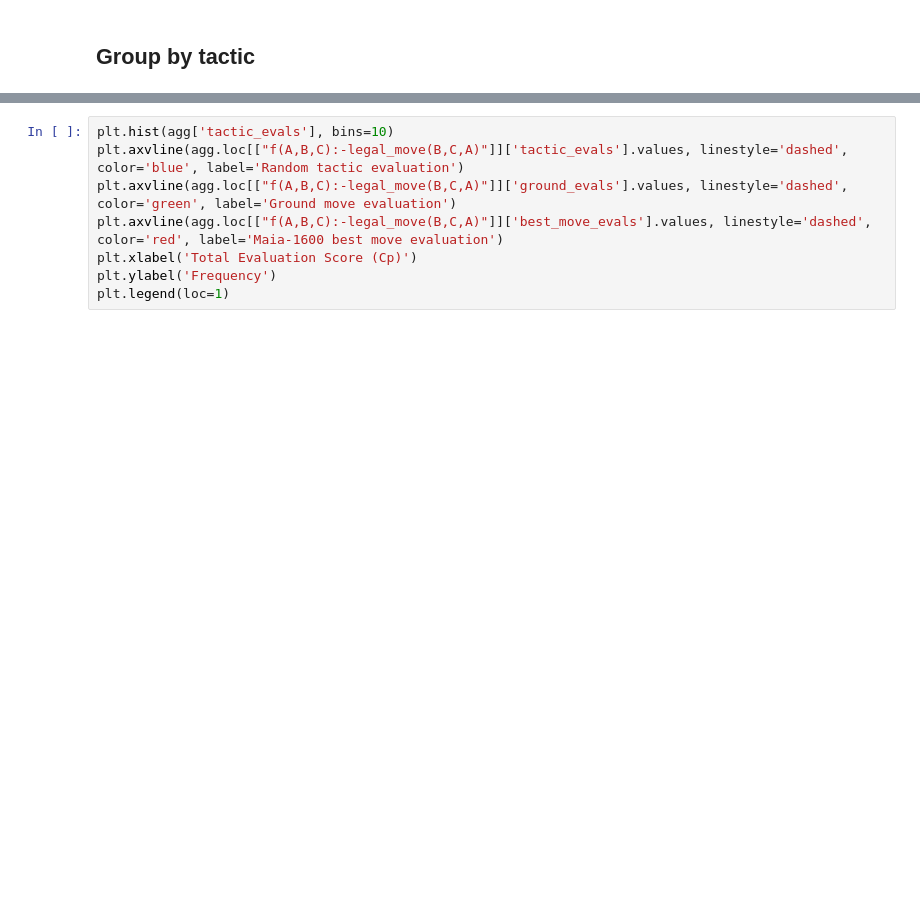
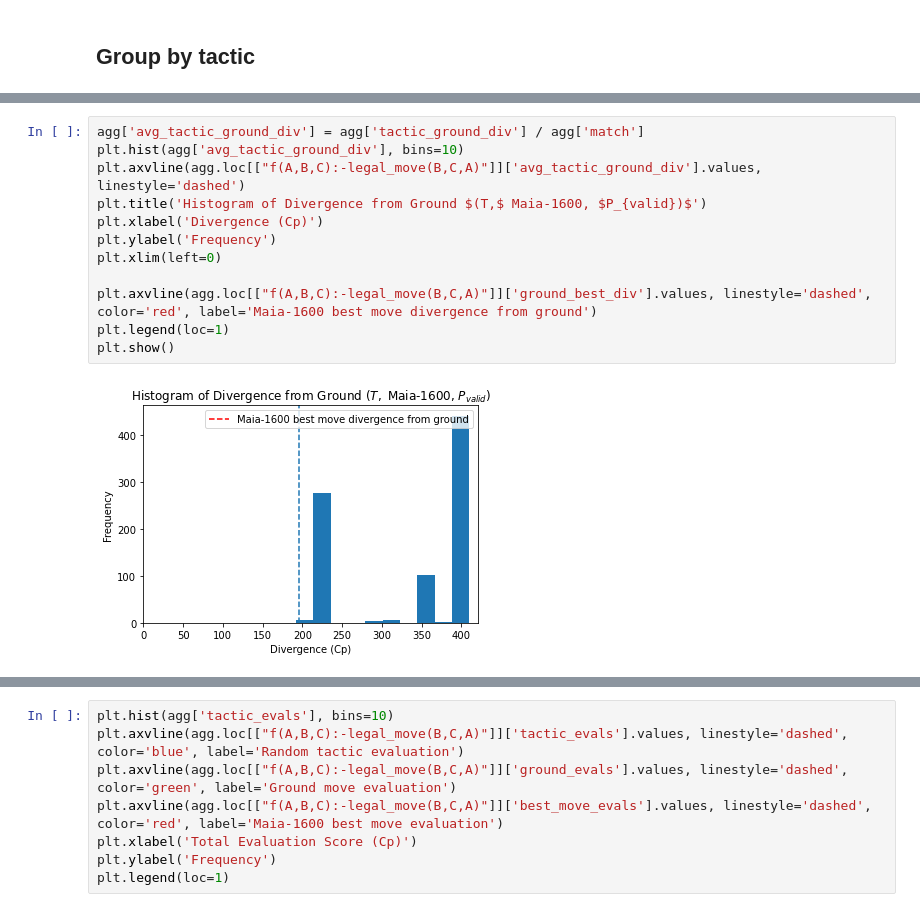
Before and after one commit to AbhijeetKrishnan/Popper, a Jupyter notebook: analysis.ipynb, the cells around one changed output, grey strips where cells are left out. Drawn from its saved outputs; the diff is of its cells as text; blank space fills up the shorter version.

```diff
--- a/analysis.ipynb
+++ b/analysis.ipynb
@@ -37,0 +48,14 @@ agg
+# %%
+agg['avg_tactic_ground_div'] = agg['tactic_ground_div'] / agg['match']
+plt.hist(agg['avg_tactic_ground_div'], bins=10)
+plt.axvline(agg.loc[["f(A,B,C):-legal_move(B,C,A)"]]['avg_tactic_ground_div'].values, linestyle='dashed')
+plt.title('Histogram of Divergence from Ground $(T,$ Maia-1600, $P_{valid})$')
+plt.xlabel('Divergence (Cp)')
+plt.ylabel('Frequency')
+plt.xlim(left=0)
+
+plt.axvline(agg.loc[["f(A,B,C):-legal_move(B,C,A)"]]['ground_best_div'].values, linestyle='dashed', color='red', label='Maia-1600 best move divergence from ground')
+plt.legend(loc=1)
+plt.show()
+# %% [output]
+[figure, added]
```
Also changed, not shown: parts of 8 cells of this notebook, 6 other files.
